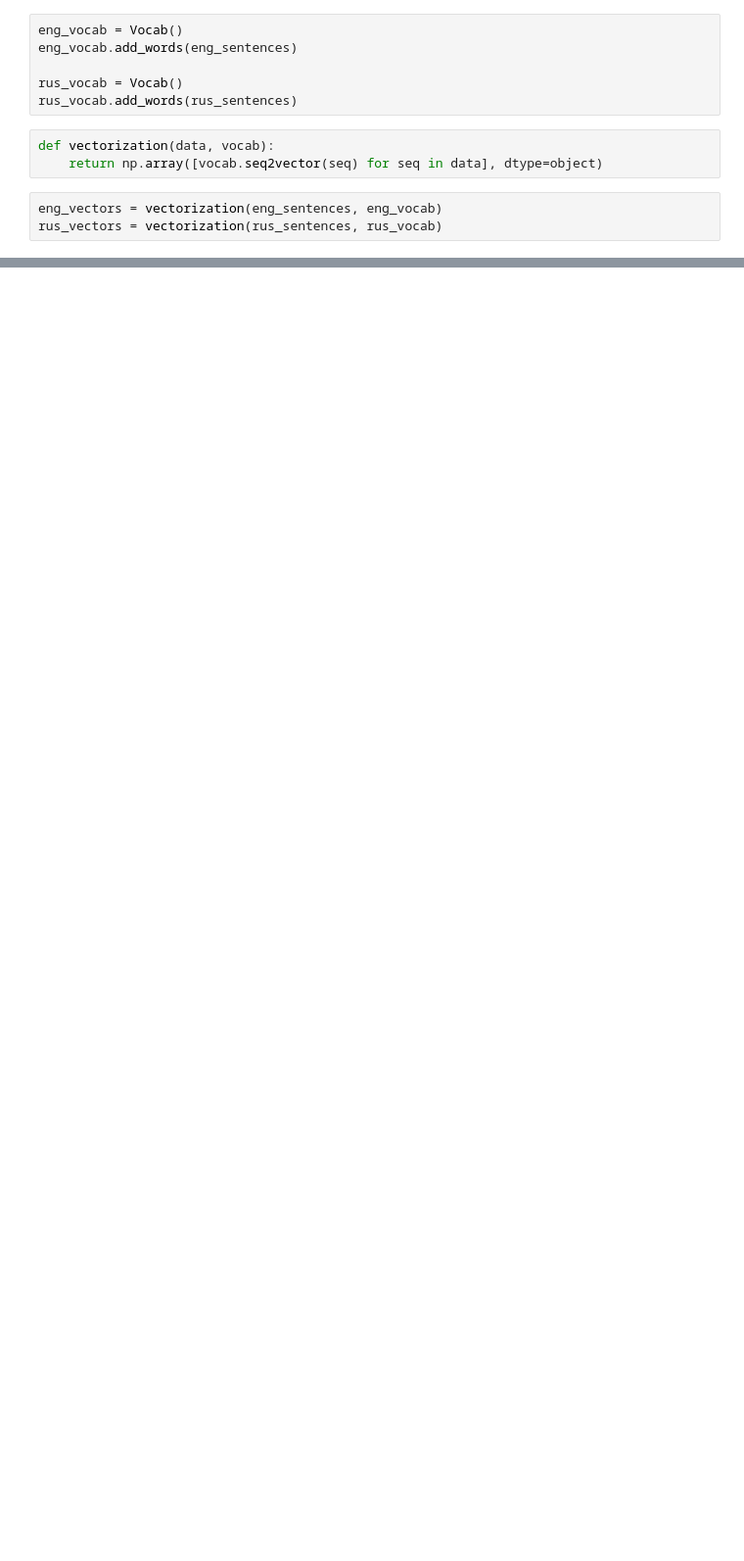
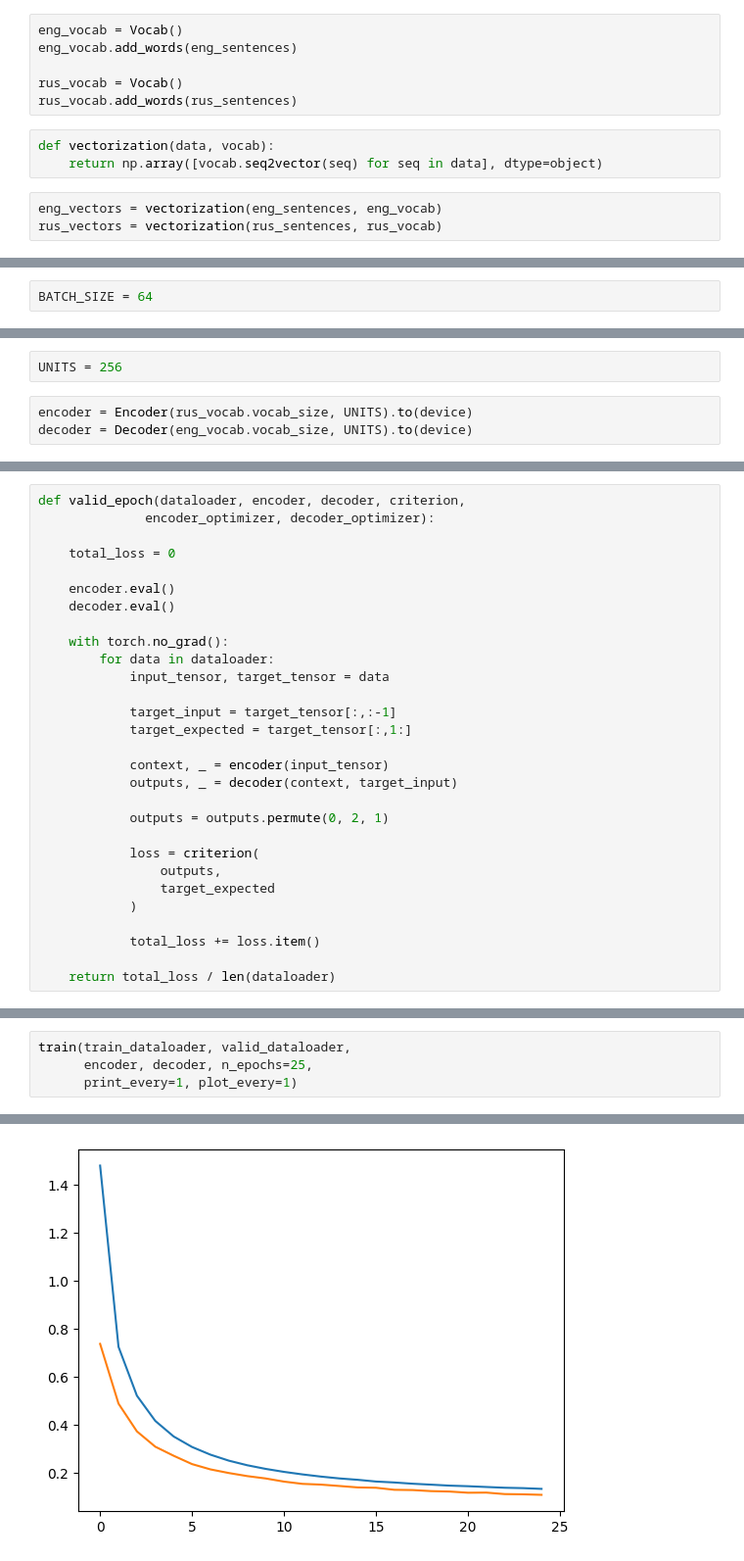
Before and after one commit to annasinenkova/nmt-with-attention, a Jupyter notebook: nmt_with_attention.ipynb, the cells around one changed output, grey strips where cells are left out. Shown at 98% size. Cells and saved outputs as stored; diff of their text form; blank space fills up the shorter version.

Commit message:
Model training and translation

```diff
--- a/nmt_with_attention.ipynb
+++ b/nmt_with_attention.ipynb
@@ -165,0 +202,2 @@ print(rus_vectors[-5])
+# %%
+BATCH_SIZE = 64
@@ -165,0 +278,5 @@ print(rus_vectors[-5])
+# %%
+UNITS = 256
+# %%
+encoder = Encoder(rus_vocab.vocab_size, UNITS).to(device)
+decoder = Decoder(eng_vocab.vocab_size, UNITS).to(device)
@@ -165,0 +321,29 @@ print(rus_vectors[-5])
+# %%
+def valid_epoch(dataloader, encoder, decoder, criterion,
+              encoder_optimizer, decoder_optimizer):
+
+    total_loss = 0
+
+    encoder.eval()
+    decoder.eval()
+
+    with torch.no_grad():
+        for data in dataloader:
+            input_tensor, target_tensor = data
+
+            target_input = target_tensor[:,:-1]
+            target_expected = target_tensor[:,1:]
+
+            context, _ = encoder(input_tensor)
+            outputs, _ = decoder(context, target_input)
+
+            outputs = outputs.permute(0, 2, 1)
+
+            loss = criterion(
+                outputs,
+                target_expected
+            )
+
+            total_loss += loss.item()
+
+    return total_loss / len(dataloader)
@@ -165,0 +407,5 @@ print(rus_vectors[-5])
+# %%
+train(train_dataloader, valid_dataloader,
+      encoder, decoder, n_epochs=25,
+      print_every=1, plot_every=1)
+# %% [output]
@@ -165,0 +430 @@ print(rus_vectors[-5])
+[figure, added]
```
Also changed, not shown: parts of 38 cells of this notebook.
